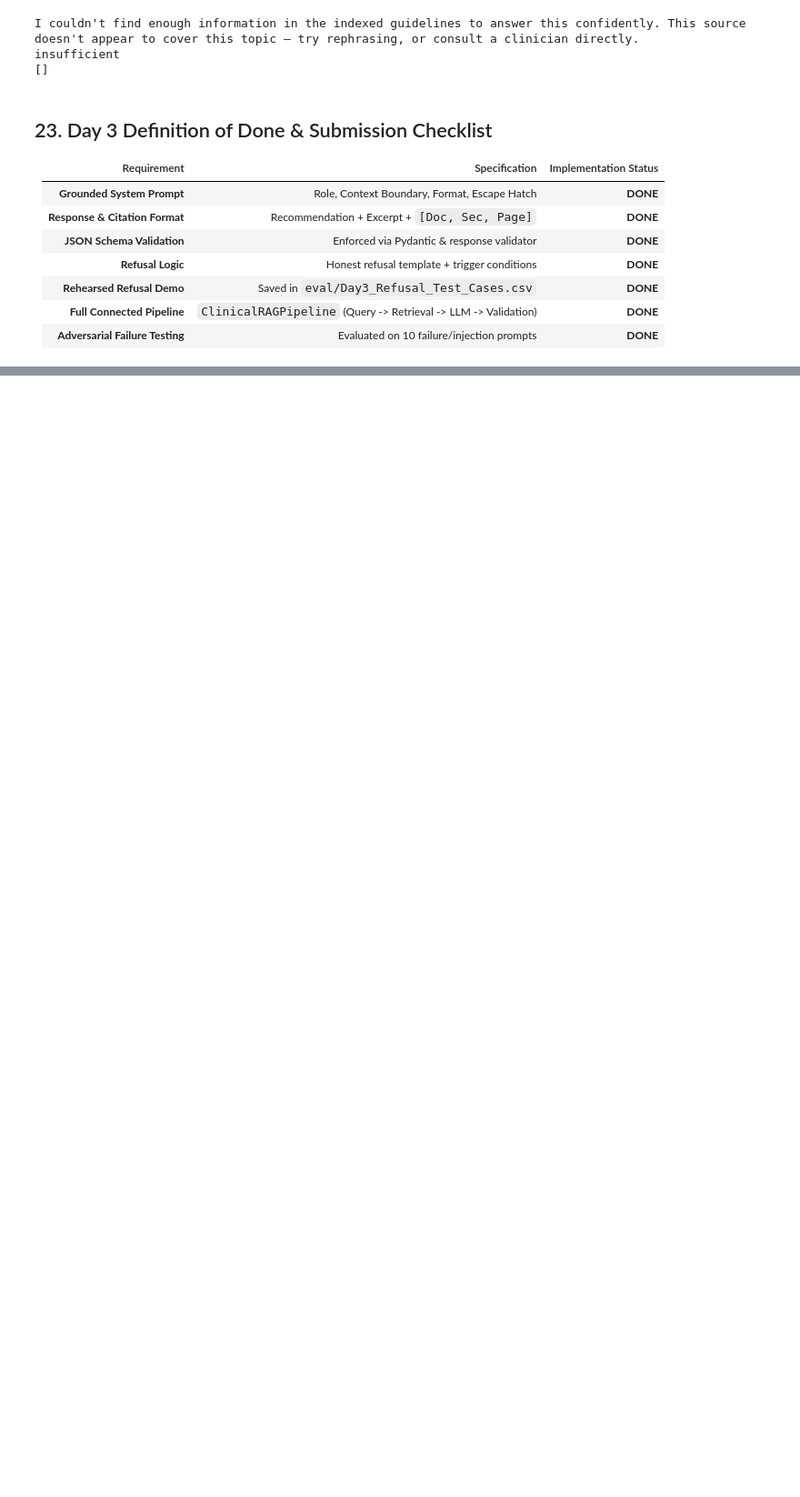
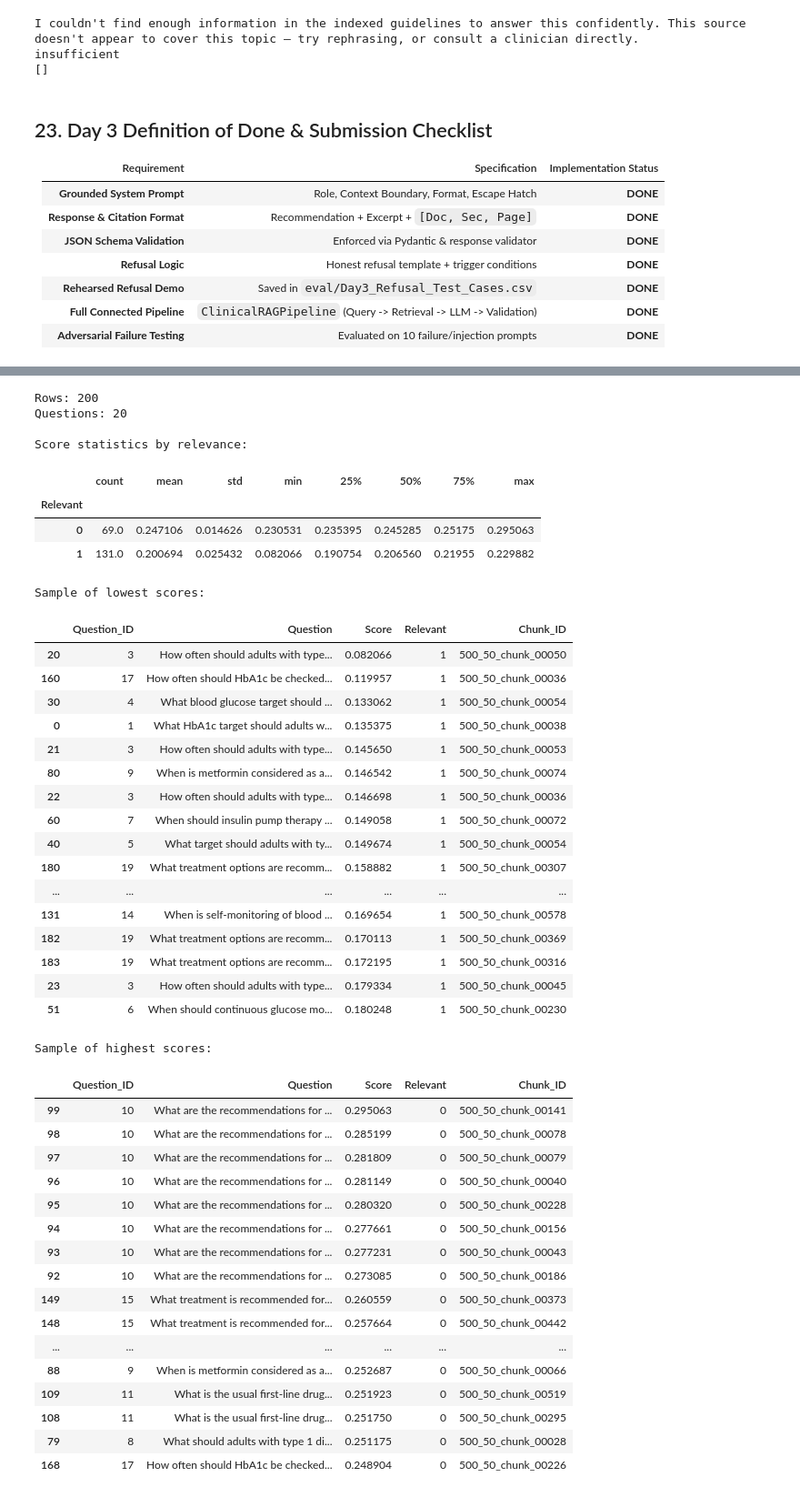
Before and after one commit to Nourmohamed904/Diabetes_RAG_Hackathon, a Jupyter notebook: Diabetes_RAG_Hackathon_Submission_FINAL_Git_Data_(3).ipynb, the cells around one changed output, grey strips where cells are left out. Shown at 91% size. Drawn from its saved outputs; the diff is of its cells as text; code cells hidden in the pictures; blank space fills up the shorter version.

```diff
--- a/Diabetes_RAG_Hackathon_Submission_FINAL_Git_Data_(3).ipynb
+++ b/Diabetes_RAG_Hackathon_Submission_FINAL_Git_Data_(3).ipynb
@@ -2240,0 +3226,78 @@ insufficient
+# %%
+# ============================================================
+# DAY 4 - STEP 3: RETRIEVAL SCORE ANALYSIS
+# ============================================================
+
+# Use the best retrieval setup: 500_50 + Semantic
+semantic_500 = semantic_df[
+    (semantic_df["Chunk_Config"] == "500_50") &
+    (semantic_df["Method"].str.lower() == "semantic")
+].copy()
+
+print("Rows:", len(semantic_500))
+print("Questions:", semantic_500["Question_ID"].nunique())
+
+print("\nScore statistics by relevance:")
+display(
+    semantic_500.groupby("Relevant")["Score"]
+    .describe()
+)
+
+print("\nSample of lowest scores:")
+display(
+    semantic_500.sort_values("Score")
+    [["Question_ID", "Question", "Score", "Relevant", "Chunk_ID"]]
+    .head(20)
+)
+
+print("\nSample of highest scores:")
+display(
+    semantic_500.sort_values("Score", ascending=False)
+    [["Question_ID", "Question", "Score", "Relevant", "Chunk_ID"]]
+    .head(20)
+)
+# %% [output]
+Rows: 200
+Questions: 20
+
+Score statistics by relevance:
+|  | count | mean | std | min | 25% | 50% | 75% | max |
+| Relevant |  |  |  |  |  |  |  |  |
+| 0 | 69.0 | 0.247106 | 0.014626 | 0.230531 | 0.235395 | 0.245285 | 0.25175 | 0.295063 |
+| 1 | 131.0 | 0.200694 | 0.025432 | 0.082066 | 0.190754 | 0.206560 | 0.21955 | 0.229882 |
+Sample of lowest scores:
+|  | Question_ID | Question | Score | Relevant | Chunk_ID |
+| 20 | 3 | How often should adults with type... | 0.082066 | 1 | 500_50_chunk_00050 |
+| 160 | 17 | How often should HbA1c be checked... | 0.119957 | 1 | 500_50_chunk_00036 |
+| 30 | 4 | What blood glucose target should ... | 0.133062 | 1 | 500_50_chunk_00054 |
+| 0 | 1 | What HbA1c target should adults w... | 0.135375 | 1 | 500_50_chunk_00038 |
+| 21 | 3 | How often should adults with type... | 0.145650 | 1 | 500_50_chunk_00053 |
+| 80 | 9 | When is metformin considered as a... | 0.146542 | 1 | 500_50_chunk_00074 |
+| 22 | 3 | How often should adults with type... | 0.146698 | 1 | 500_50_chunk_00036 |
+| 60 | 7 | When should insulin pump therapy ... | 0.149058 | 1 | 500_50_chunk_00072 |
+| 40 | 5 | What target should adults with ty... | 0.149674 | 1 | 500_50_chunk_00054 |
+| 180 | 19 | What treatment options are recomm... | 0.158882 | 1 | 500_50_chunk_00307 |
+| ... | ... | ... | ... | ... | ... |
+| 131 | 14 | When is self-monitoring of blood ... | 0.169654 | 1 | 500_50_chunk_00578 |
+| 182 | 19 | What treatment options are recomm... | 0.170113 | 1 | 500_50_chunk_00369 |
+| 183 | 19 | What treatment options are recomm... | 0.172195 | 1 | 500_50_chunk_00316 |
+| 23 | 3 | How often should adults with type... | 0.179334 | 1 | 500_50_chunk_00045 |
+| 51 | 6 | When should continuous glucose mo... | 0.180248 | 1 | 500_50_chunk_00230 |
+Sample of highest scores:
+|  | Question_ID | Question | Score | Relevant | Chunk_ID |
+| 99 | 10 | What are the recommendations for ... | 0.295063 | 0 | 500_50_chunk_00141 |
+| 98 | 10 | What are the recommendations for ... | 0.285199 | 0 | 500_50_chunk_00078 |
+| 97 | 10 | What are the recommendations for ... | 0.281809 | 0 | 500_50_chunk_00079 |
+| 96 | 10 | What are the recommendations for ... | 0.281149 | 0 | 500_50_chunk_00040 |
+| 95 | 10 | What are the recommendations for ... | 0.280320 | 0 | 500_50_chunk_00228 |
+| 94 | 10 | What are the recommendations for ... | 0.277661 | 0 | 500_50_chunk_00156 |
+| 93 | 10 | What are the recommendations for ... | 0.277231 | 0 | 500_50_chunk_00043 |
+| 92 | 10 | What are the recommendations for ... | 0.273085 | 0 | 500_50_chunk_00186 |
+| 149 | 15 | What treatment is recommended for... | 0.260559 | 0 | 500_50_chunk_00373 |
+| 148 | 15 | What treatment is recommended for... | 0.257664 | 0 | 500_50_chunk_00442 |
+| ... | ... | ... | ... | ... | ... |
+| 88 | 9 | When is metformin considered as a... | 0.252687 | 0 | 500_50_chunk_00066 |
+| 109 | 11 | What is the usual first-line drug... | 0.251923 | 0 | 500_50_chunk_00519 |
+| 108 | 11 | What is the usual first-line drug... | 0.251750 | 0 | 500_50_chunk_00295 |
+| 79 | 8 | What should adults with type 1 di... | 0.251175 | 0 | 500_50_chunk_00028 |
+| 168 | 17 | How often should HbA1c be checked... | 0.248904 | 0 | 500_50_chunk_00226 |
```
Also changed, not shown: parts of 43 cells of this notebook.
